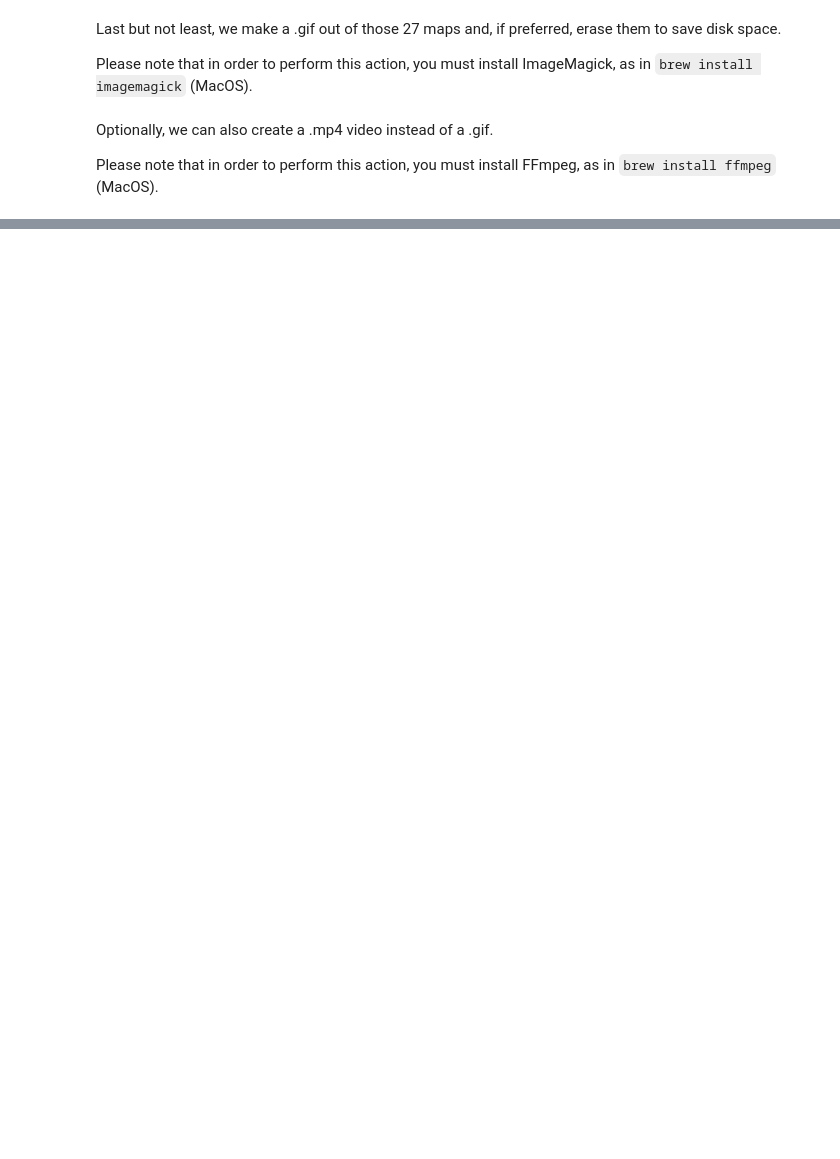
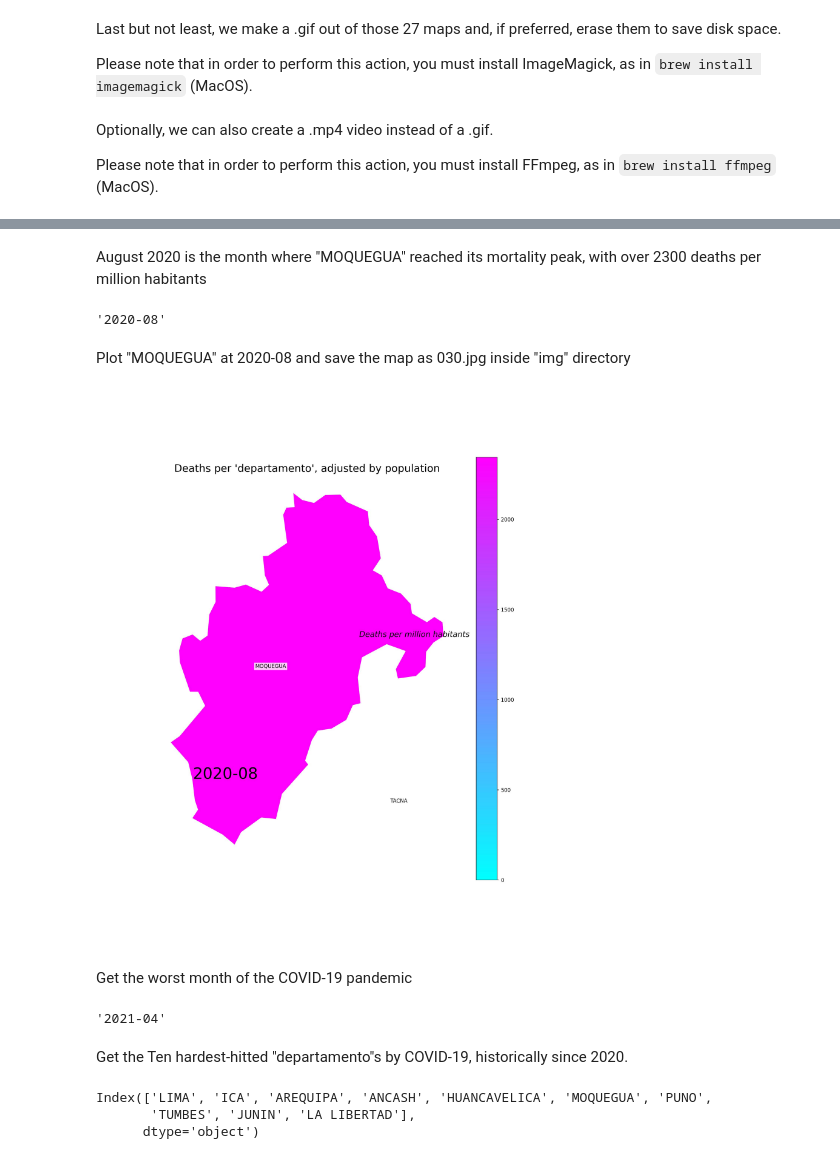
Before and after one commit to lheredias/covid19-peru-map, a Jupyter notebook: try.ipynb, the cells around one changed output, grey strips where cells are left out. Drawn from its saved outputs; the diff is of its cells as text; code cells hidden in the pictures; blank space fills up the shorter version.

```diff
--- a/try.ipynb
+++ b/try.ipynb
@@ -168,17 +173,15 @@ Having finshed the data manipulation part, we can move onto plotting our choropl
 
 This whole process will create a total of 27 choropleth maps (one per month) inside "img" directory .
 # %%
-if not os.path.exists("img"):
-  os.mkdir("img")
-title="Deaths per 'departamento', adjusted by population"
-vmin, vmax=0,final_df.max().max()
-df.columns
-i=1
-for month in final_df.columns.values:
+# Plot function
+def plot(month,i,dep=None):
   df_peru[month]=final_df[month].values
   fig, ax = plt.subplots(1, figsize=(13, 15))
-
-  df_peru.plot(column=month,cmap='cool',
+  if dep is None:
+    df_peru_to_plot=df_peru
+  else:
+    df_peru_to_plot=df_peru[df_peru["NOMBDEP"]==dep]
+  df_peru_to_plot.plot(column=month,cmap='cool',
   linewidth=1, ax=ax,edgecolor='1', vmin=vmin, vmax=vmax,legend=True,
   norm=plt.Normalize(vmin=vmin, vmax=vmax))
   ax.axis("off")
@@ -202,5 +205,4 @@ for month in final_df.columns.values:
   chart.savefig(filepath, dpi=200)
   plt.close()
   df_peru.drop(columns=month, inplace=True)
-  print(f"{i} of {len(final_df.columns)} processed")
-  i+=1
+  return filepath
@@ -254,0 +295,29 @@ Final output:
+# %% [markdown]
+August 2020 is the month where "MOQUEGUA" reached its mortality peak, with over 2300 deaths per million habitants
+# %%
+final_df.index.get_loc("MOQUEGUA")
+final_df.iloc[17].idxmax()
+# %% [output]
+'2020-08'
+# %% [markdown]
+Plot "MOQUEGUA" at 2020-08 and save the map as 030.jpg inside "img" directory
+# %%
+chart=plot("2020-08",30,"MOQUEGUA")
+pil_img = Image(filename='img/030.jpg')
+display(pil_img)
+# %% [output]
+[figure, added]
+# %% [markdown]
+Get the worst month of the COVID-19 pandemic
+# %%
+final_df.sum().idxmax()
+# %% [output]
+'2021-04'
+# %% [markdown]
+Get the Ten hardest-hitted "departamento"s by COVID-19, historically since 2020.
+# %%
+final_df.sum(axis=1).sort_values(ascending=False)[:10].index
+# %% [output]
+Index(['LIMA', 'ICA', 'AREQUIPA', 'ANCASH', 'HUANCAVELICA', 'MOQUEGUA', 'PUNO',
+       'TUMBES', 'JUNIN', 'LA LIBERTAD'],
+      dtype='object')
```
Also changed, not shown: parts of 17 cells of this notebook, 2 other files.
